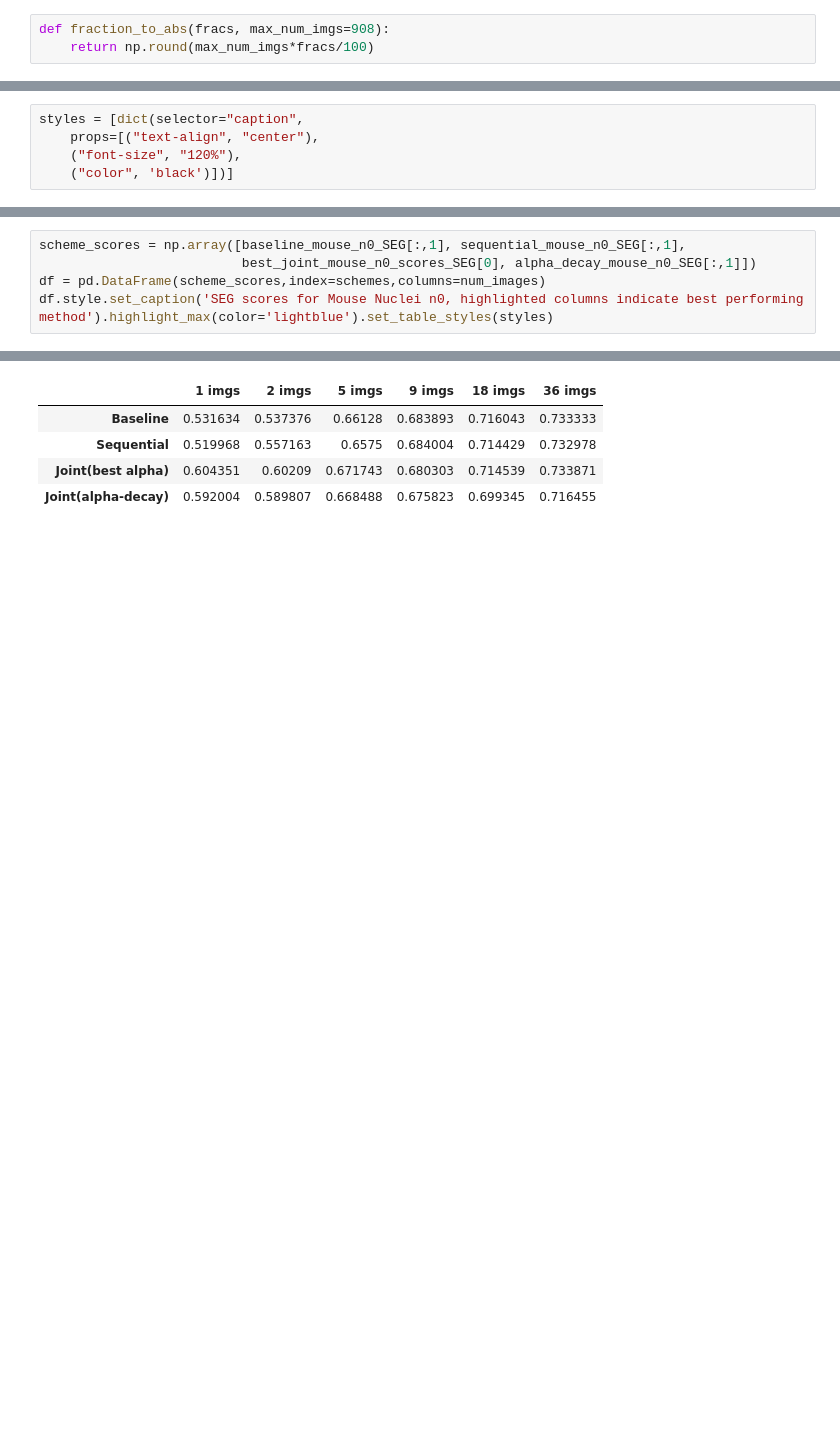
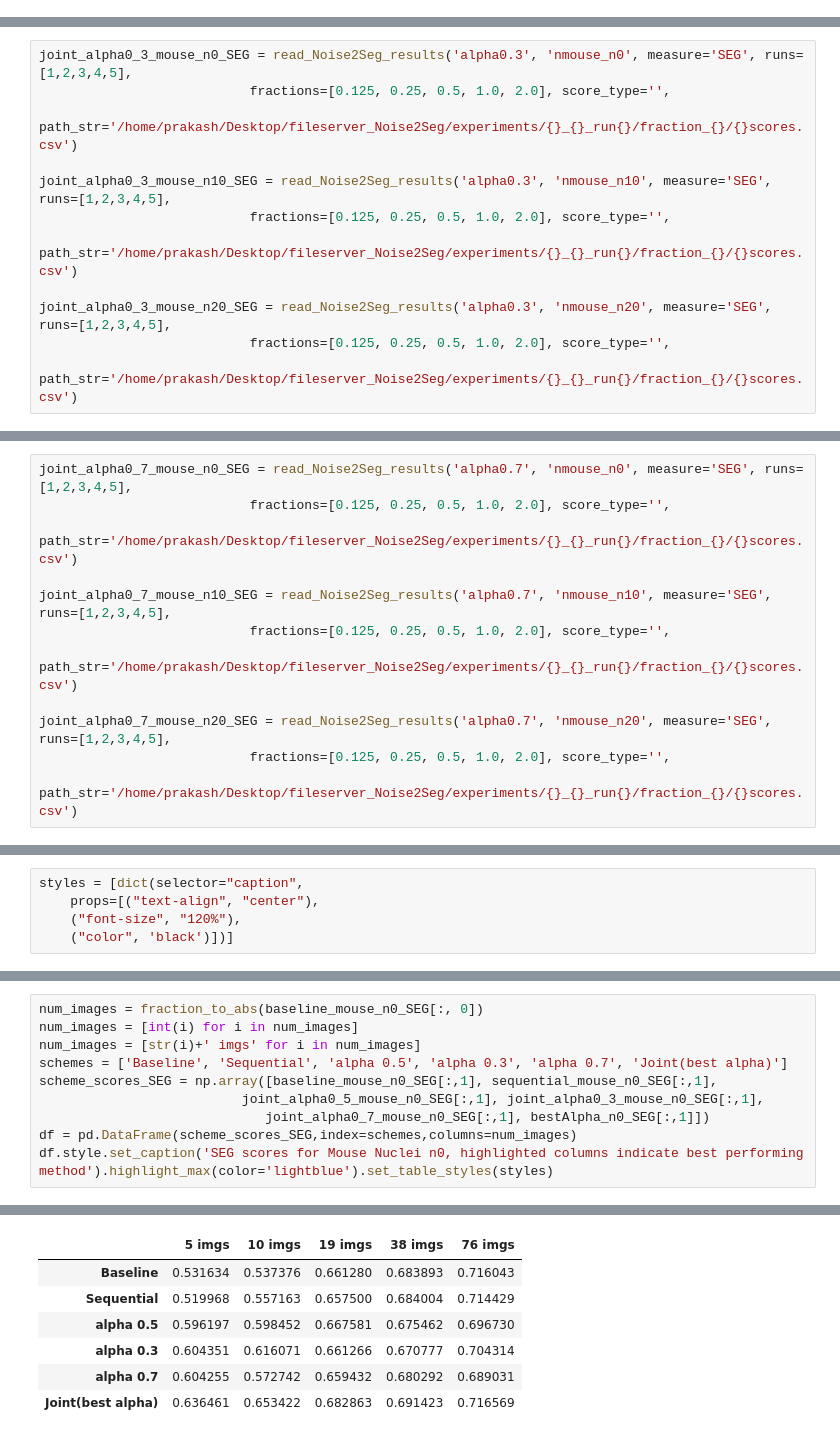
Before and after one commit to juglab/DenoiSeg, a Jupyter notebook: tables/Table_Mouse.ipynb, the cells around one changed output, grey strips where cells are left out. Saved outputs shown, nothing was run; the diff lists cells and outputs as text; blank space fills up the shorter version.

```diff
--- a/tables/Table_Mouse.ipynb
+++ b/tables/Table_Mouse.ipynb
@@ -33,3 +0,0 @@ def read_Noise2Seg_results(pre, exp, measure='SEG', runs=[1,2,3,4,5],
-# %%
-def fraction_to_abs(fracs, max_num_imgs=908):
-    return np.round(max_num_imgs*fracs/100)
@@ -81,0 +93,12 @@ def get_joint_constant_alpha_test_results(pre, best_alphas, exp, measure, runs,
+# %%
+joint_alpha0_3_mouse_n0_SEG = read_Noise2Seg_results('alpha0.3', 'nmouse_n0', measure='SEG', runs=[1,2,3,4,5],
+                           fractions=[0.125, 0.25, 0.5, 1.0, 2.0], score_type='',
+                           path_str='/home/prakash/Desktop/fileserver_Noise2Seg/experiments/{}_{}_run{}/fraction_{}/{}scores.csv')
+
+joint_alpha0_3_mouse_n10_SEG = read_Noise2Seg_results('alpha0.3', 'nmouse_n10', measure='SEG', runs=[1,2,3,4,5],
+                           fractions=[0.125, 0.25, 0.5, 1.0, 2.0], score_type='',
+                           path_str='/home/prakash/Desktop/fileserver_Noise2Seg/experiments/{}_{}_run{}/fraction_{}/{}scores.csv')
+
+joint_alpha0_3_mouse_n20_SEG = read_Noise2Seg_results('alpha0.3', 'nmouse_n20', measure='SEG', runs=[1,2,3,4,5],
+                           fractions=[0.125, 0.25, 0.5, 1.0, 2.0], score_type='',
+                           path_str='/home/prakash/Desktop/fileserver_Noise2Seg/experiments/{}_{}_run{}/fraction_{}/{}scores.csv')
@@ -82 +117,13 @@ def get_joint_constant_alpha_test_results(pre, best_alphas, exp, measure, runs,
+# %%
+joint_alpha0_7_mouse_n0_SEG = read_Noise2Seg_results('alpha0.7', 'nmouse_n0', measure='SEG', runs=[1,2,3,4,5],
+                           fractions=[0.125, 0.25, 0.5, 1.0, 2.0], score_type='',
+                           path_str='/home/prakash/Desktop/fileserver_Noise2Seg/experiments/{}_{}_run{}/fraction_{}/{}scores.csv')
+
+joint_alpha0_7_mouse_n10_SEG = read_Noise2Seg_results('alpha0.7', 'nmouse_n10', measure='SEG', runs=[1,2,3,4,5],
+                           fractions=[0.125, 0.25, 0.5, 1.0, 2.0], score_type='',
+                           path_str='/home/prakash/Desktop/fileserver_Noise2Seg/experiments/{}_{}_run{}/fraction_{}/{}scores.csv')
+
+joint_alpha0_7_mouse_n20_SEG = read_Noise2Seg_results('alpha0.7', 'nmouse_n20', measure='SEG', runs=[1,2,3,4,5],
+                           fractions=[0.125, 0.25, 0.5, 1.0, 2.0], score_type='',
+                           path_str='/home/prakash/Desktop/fileserver_Noise2Seg/experiments/{}_{}_run{}/fraction_{}/{}scores.csv')
 # %%
@@ -252,13 +179,20 @@ AP scores for Mouse Nuclei n0, highlighted columns indicate best performing meth
 # %%
-scheme_scores = np.array([baseline_mouse_n0_SEG[:,1], sequential_mouse_n0_SEG[:,1],
-                          best_joint_mouse_n0_scores_SEG[0], alpha_decay_mouse_n0_SEG[:,1]])
-df = pd.DataFrame(scheme_scores,index=schemes,columns=num_images)
+num_images = fraction_to_abs(baseline_mouse_n0_SEG[:, 0])
+num_images = [int(i) for i in num_images]
+num_images = [str(i)+' imgs' for i in num_images]
+schemes = ['Baseline', 'Sequential', 'alpha 0.5', 'alpha 0.3', 'alpha 0.7', 'Joint(best alpha)']
+scheme_scores_SEG = np.array([baseline_mouse_n0_SEG[:,1], sequential_mouse_n0_SEG[:,1],
+                          joint_alpha0_5_mouse_n0_SEG[:,1], joint_alpha0_3_mouse_n0_SEG[:,1],
+                             joint_alpha0_7_mouse_n0_SEG[:,1], bestAlpha_n0_SEG[:,1]])
+df = pd.DataFrame(scheme_scores_SEG,index=schemes,columns=num_images)
 df.style.set_caption('SEG scores for Mouse Nuclei n0, highlighted columns indicate best performing method').highlight_max(color='lightblue').set_table_styles(styles)
 # %% [output]
 SEG scores for Mouse Nuclei n0, highlighted columns indicate best performing method
-|  | 1 imgs | 2 imgs | 5 imgs | 9 imgs | 18 imgs | 36 imgs |
-| Baseline | 0.531634 | 0.537376 | 0.66128 | 0.683893 | 0.716043 | 0.733333 |
-| Sequential | 0.519968 | 0.557163 | 0.6575 | 0.684004 | 0.714429 | 0.732978 |
-| Joint(best alpha) | 0.604351 | 0.60209 | 0.671743 | 0.680303 | 0.714539 | 0.733871 |
-| Joint(alpha-decay) | 0.592004 | 0.589807 | 0.668488 | 0.675823 | 0.699345 | 0.716455 |
+|  | 5 imgs | 10 imgs | 19 imgs | 38 imgs | 76 imgs |
+| Baseline | 0.531634 | 0.537376 | 0.661280 | 0.683893 | 0.716043 |
+| Sequential | 0.519968 | 0.557163 | 0.657500 | 0.684004 | 0.714429 |
+| alpha 0.5 | 0.596197 | 0.598452 | 0.667581 | 0.675462 | 0.696730 |
+| alpha 0.3 | 0.604351 | 0.616071 | 0.661266 | 0.670777 | 0.704314 |
+| alpha 0.7 | 0.604255 | 0.572742 | 0.659432 | 0.680292 | 0.689031 |
+| Joint(best alpha) | 0.636461 | 0.653422 | 0.682863 | 0.691423 | 0.716569 |
 # %%
```
Also changed, not shown: parts of 22 cells of this notebook, 2 other files.
